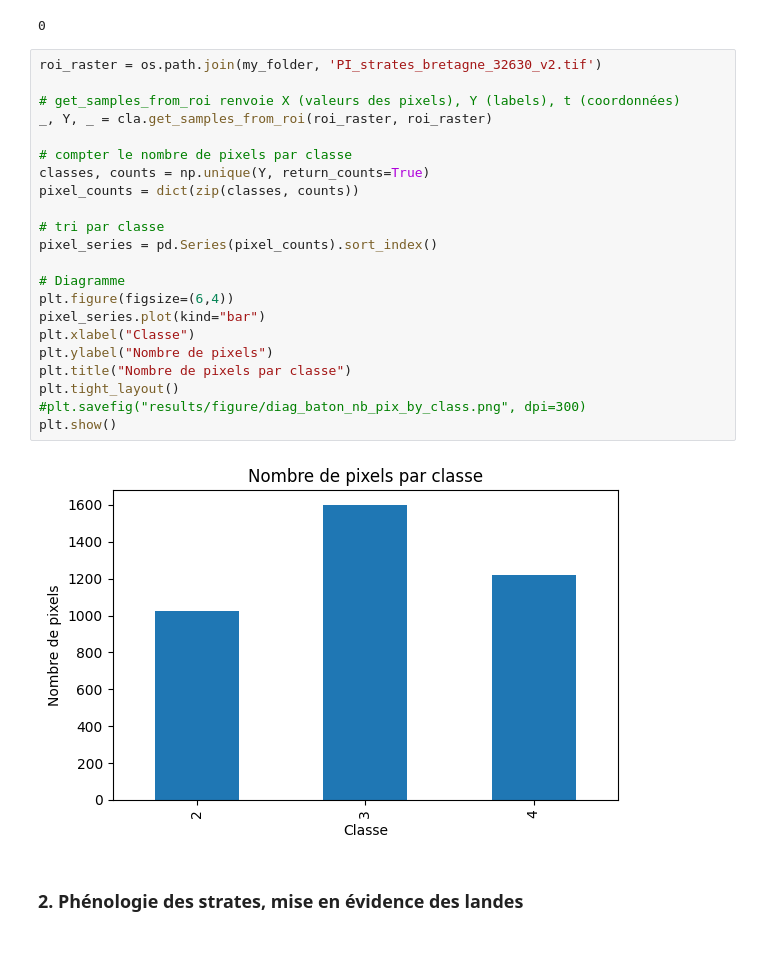
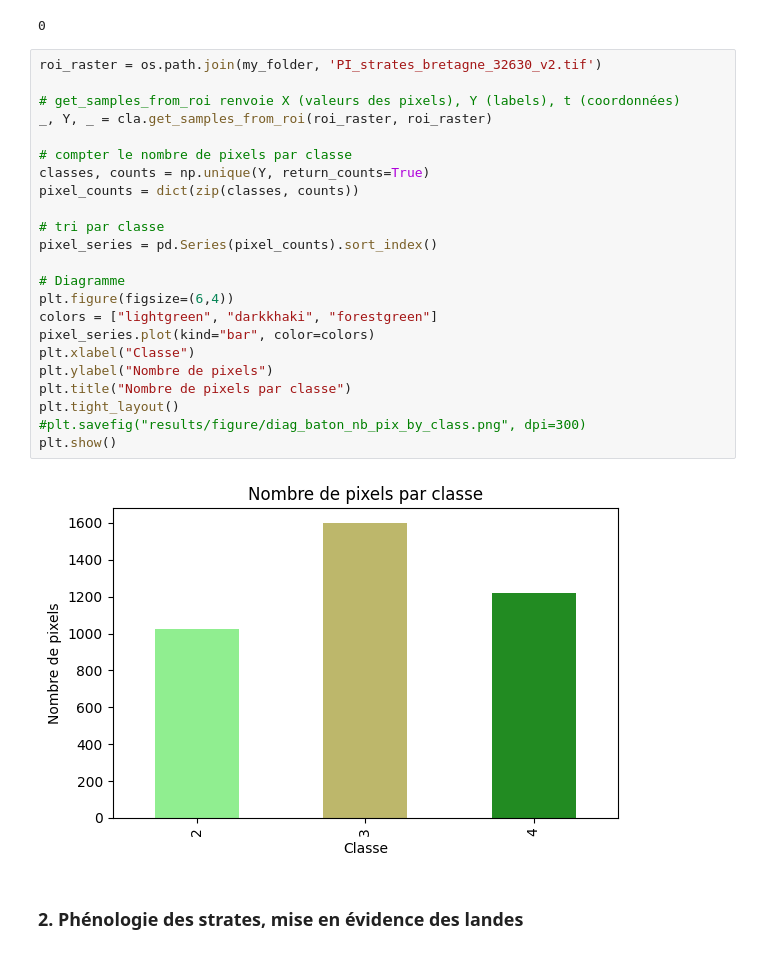
Before and after one commit to marion-billy/projet_telea_landes, a Jupyter notebook: projet_telea_BILLY_MARION.ipynb, the cells around one changed output. Saved outputs shown, nothing was run; the diff lists cells and outputs as text.

Commit message:
update colors

```diff
--- a/projet_telea_BILLY_MARION.ipynb
+++ b/projet_telea_BILLY_MARION.ipynb
@@ -153,27 +154,28 @@ os.system(cmd)
 # %%
 roi_raster = os.path.join(my_folder, 'PI_strates_bretagne_32630_v2.tif')
 
 # get_samples_from_roi renvoie X (valeurs des pixels), Y (labels), t (coordonnées)
 _, Y, _ = cla.get_samples_from_roi(roi_raster, roi_raster)
 
 # compter le nombre de pixels par classe
 classes, counts = np.unique(Y, return_counts=True)
 pixel_counts = dict(zip(classes, counts))
 
 # tri par classe
 pixel_series = pd.Series(pixel_counts).sort_index()
 
 # Diagramme
 plt.figure(figsize=(6,4))
-pixel_series.plot(kind="bar")
+colors = ["lightgreen", "darkkhaki", "forestgreen"]
+pixel_series.plot(kind="bar", color=colors)
 plt.xlabel("Classe")
 plt.ylabel("Nombre de pixels")
 plt.title("Nombre de pixels par classe")
 plt.tight_layout()
 #plt.savefig("results/figure/diag_baton_nb_pix_by_class.png", dpi=300)
 plt.show()
 # %% [output]
-[figure, old version]
+[figure, new version]
 # %% [markdown]
 ### 2. Phénologie des strates, mise en évidence des landes
 # %% [markdown]
```
Also changed, not shown: parts of 4 cells of this notebook.
